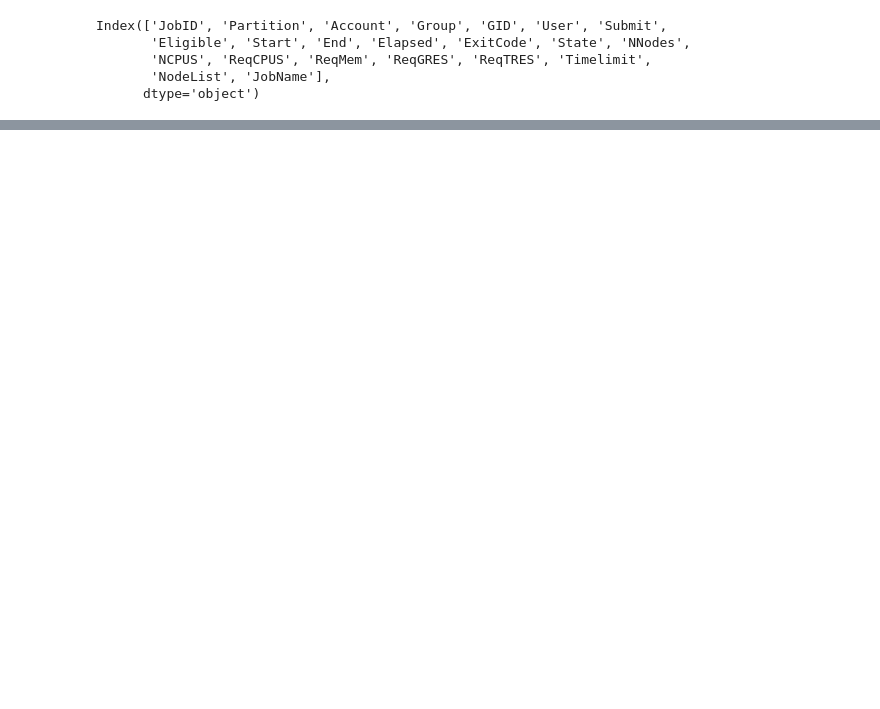
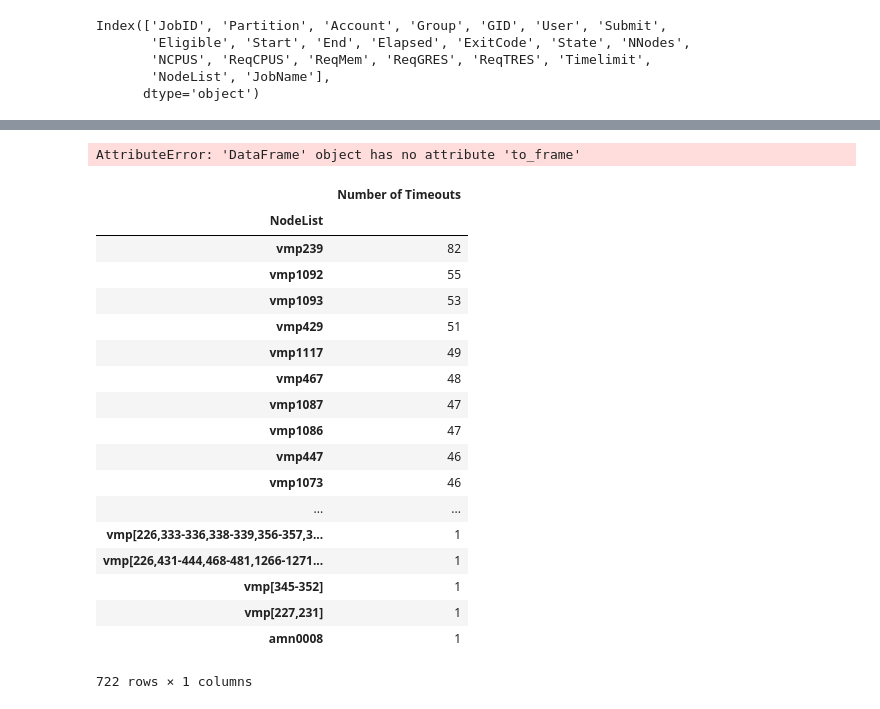
Before and after one commit to alexetalbott/data-question-2-accre-alex, a Jupyter notebook: accre_production.ipynb, the cells around one changed output, grey strips where cells are left out. Saved outputs shown, nothing was run; the diff lists cells and outputs as text; code cells hidden in the pictures; blank space fills up the shorter version.

Commit message:
add count of timeouts for each node

```diff
--- a/accre_production.ipynb
+++ b/accre_production.ipynb
@@ -93,0 +139,36 @@ Name: Queue_Time, dtype: timedelta64[ns]
+# %%
+accre_timeout = accre.loc[accre['State'] == 'TIMEOUT']
+
+# node list counted by count of Job ID
+# accre['State' == 'TIMEOUT'].groupby(accre['NodeList']).agg('count')
+# %%
+# node list by count of Job ID where
+node_timeout_totals = accre_timeout['JobID'].groupby(accre['NodeList']).agg('count').sort_values()
+# %%
+node_timeout_totals = node_timeout_totals.to_frame()
+# %% [output]
+AttributeError: 'DataFrame' object has no attribute 'to_frame'
+# %%
+node_timeout_totals = node_timeout_totals.rename({"JobID":"Number of Timeouts"},axis=1)
+# %%
+node_timeout_totals.sort_values('Number of Timeouts',ascending=False)
+# %% [output]
+|  | Number of Timeouts |
+| NodeList |  |
+| vmp239 | 82 |
+| vmp1092 | 55 |
+| vmp1093 | 53 |
+| vmp429 | 51 |
+| vmp1117 | 49 |
+| vmp467 | 48 |
+| vmp1087 | 47 |
+| vmp1086 | 47 |
+| vmp447 | 46 |
+| vmp1073 | 46 |
+| ... | ... |
+| vmp[226,333-336,338-339,356-357,3... | 1 |
+| vmp[226,431-444,468-481,1266-1271... | 1 |
+| vmp[345-352] | 1 |
+| vmp[227,231] | 1 |
+| amn0008 | 1 |
+722 rows × 1 columns
```
Also changed, not shown: parts of 10 cells of this notebook.
